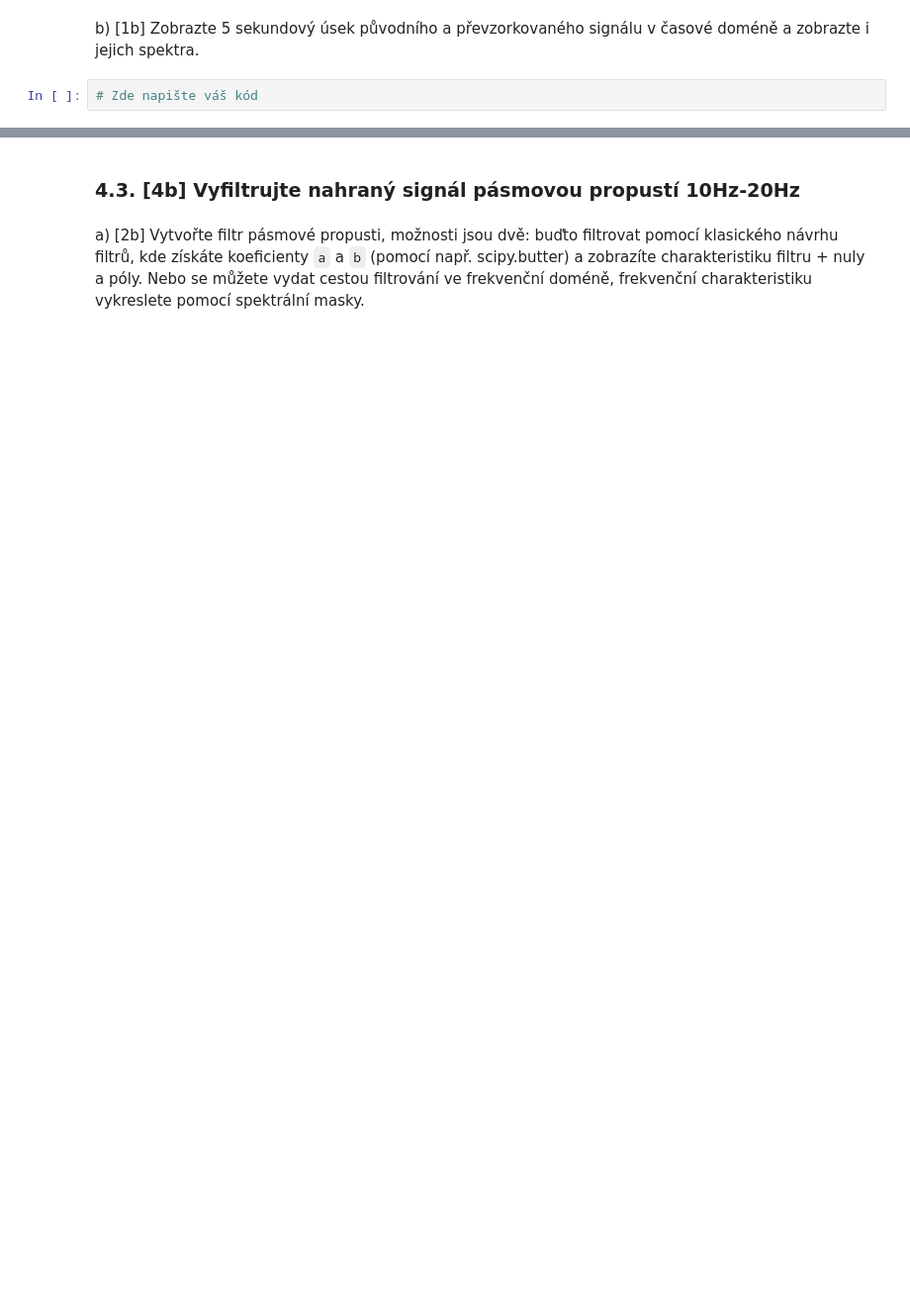
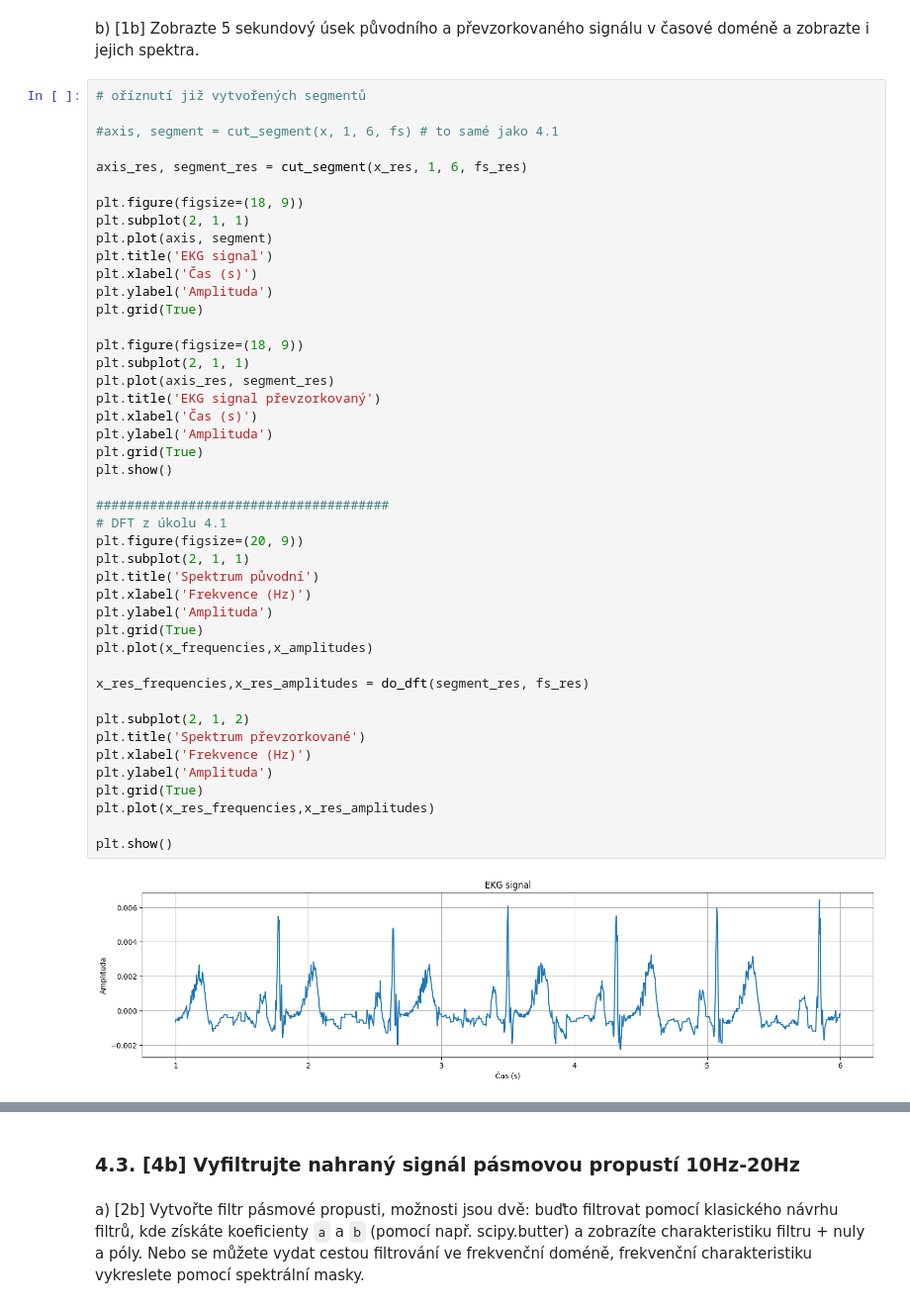
Before and after one commit to MrQvic/ISS-project, a Jupyter notebook: ISS_ECGProject_2023.ipynb, the cells around one changed output, grey strips where cells are left out. Shown at 99% size. Drawn from its saved outputs; the diff is of its cells as text; blank space fills up the shorter version.

```diff
--- a/ISS_ECGProject_2023.ipynb
+++ b/ISS_ECGProject_2023.ipynb
@@ -82,4 +158,48 @@ a) [2b] Převzorkujte signál na vzorkovací frekvenci 100 Hz, nezapomeňte na f
 # %% [markdown]
 b) [1b] Zobrazte 5 sekundový úsek původního a převzorkovaného signálu v časové doméně a zobrazte i jejich spektra.
-# %%
-# Zde napište váš kód
+# %%
+# oříznutí již vytvořených segmentů
+
+#axis, segment = cut_segment(x, 1, 6, fs) # to samé jako 4.1
+
+axis_res, segment_res = cut_segment(x_res, 1, 6, fs_res)
+
+plt.figure(figsize=(18, 9))
+plt.subplot(2, 1, 1)
+plt.plot(axis, segment)
+plt.title('EKG signal')
+plt.xlabel('Čas (s)')
+plt.ylabel('Amplituda')
+plt.grid(True)
+
+plt.figure(figsize=(18, 9))
+plt.subplot(2, 1, 1)
+plt.plot(axis_res, segment_res)
+plt.title('EKG signal převzorkovaný')
+plt.xlabel('Čas (s)')
+plt.ylabel('Amplituda')
+plt.grid(True)
+plt.show()
+
+######################################
+# DFT z úkolu 4.1
+plt.figure(figsize=(20, 9))
+plt.subplot(2, 1, 1)
+plt.title('Spektrum původní')
+plt.xlabel('Frekvence (Hz)')
+plt.ylabel('Amplituda')
+plt.grid(True)
+plt.plot(x_frequencies,x_amplitudes)
+
+x_res_frequencies,x_res_amplitudes = do_dft(segment_res, fs_res)
+
+plt.subplot(2, 1, 2)
+plt.title('Spektrum převzorkované')
+plt.xlabel('Frekvence (Hz)')
+plt.ylabel('Amplituda')
+plt.grid(True)
+plt.plot(x_res_frequencies,x_res_amplitudes)
+
+plt.show()
+# %% [output]
+[figure, added]
```
Also changed, not shown: parts of 12 cells of this notebook, 1 other file.
